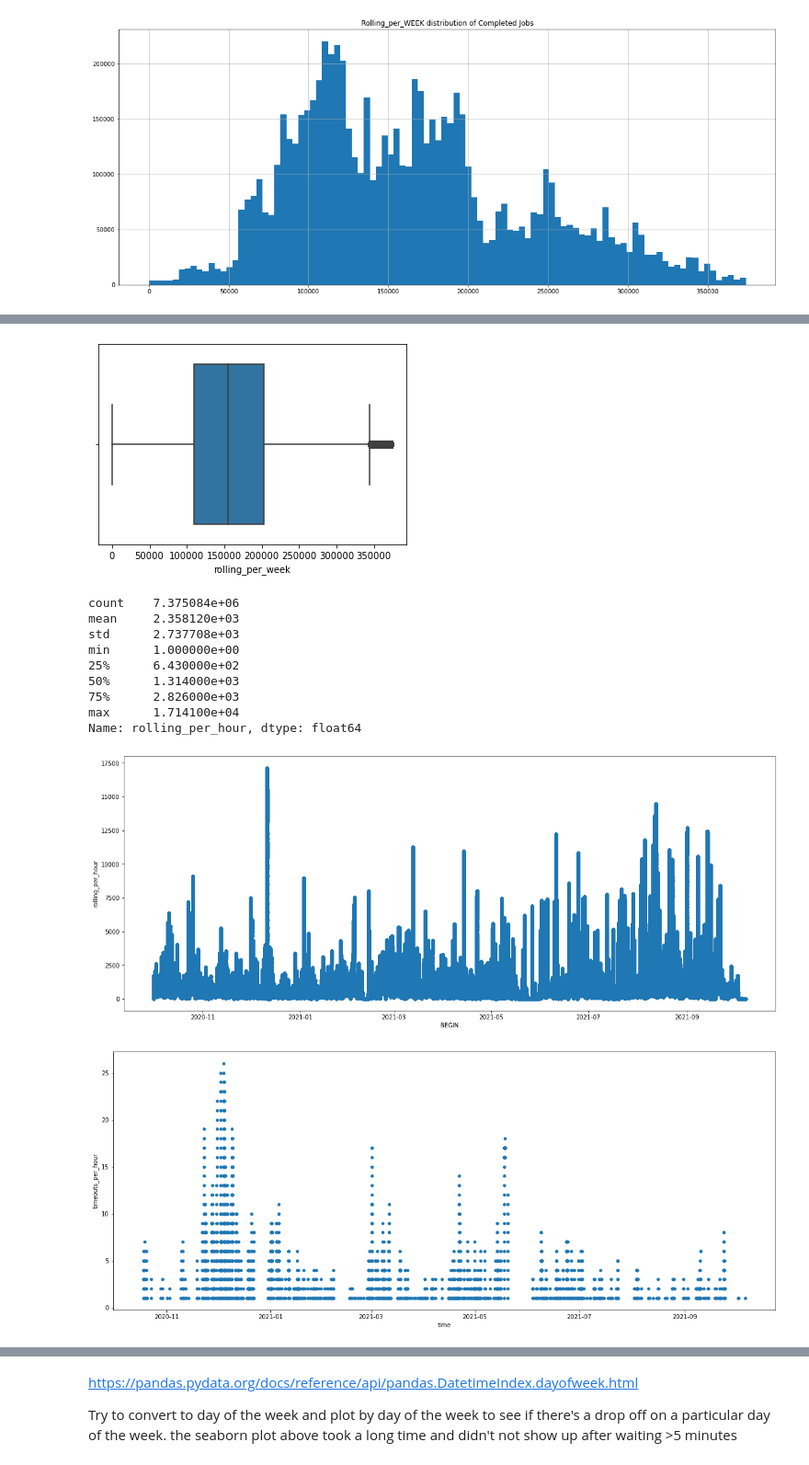
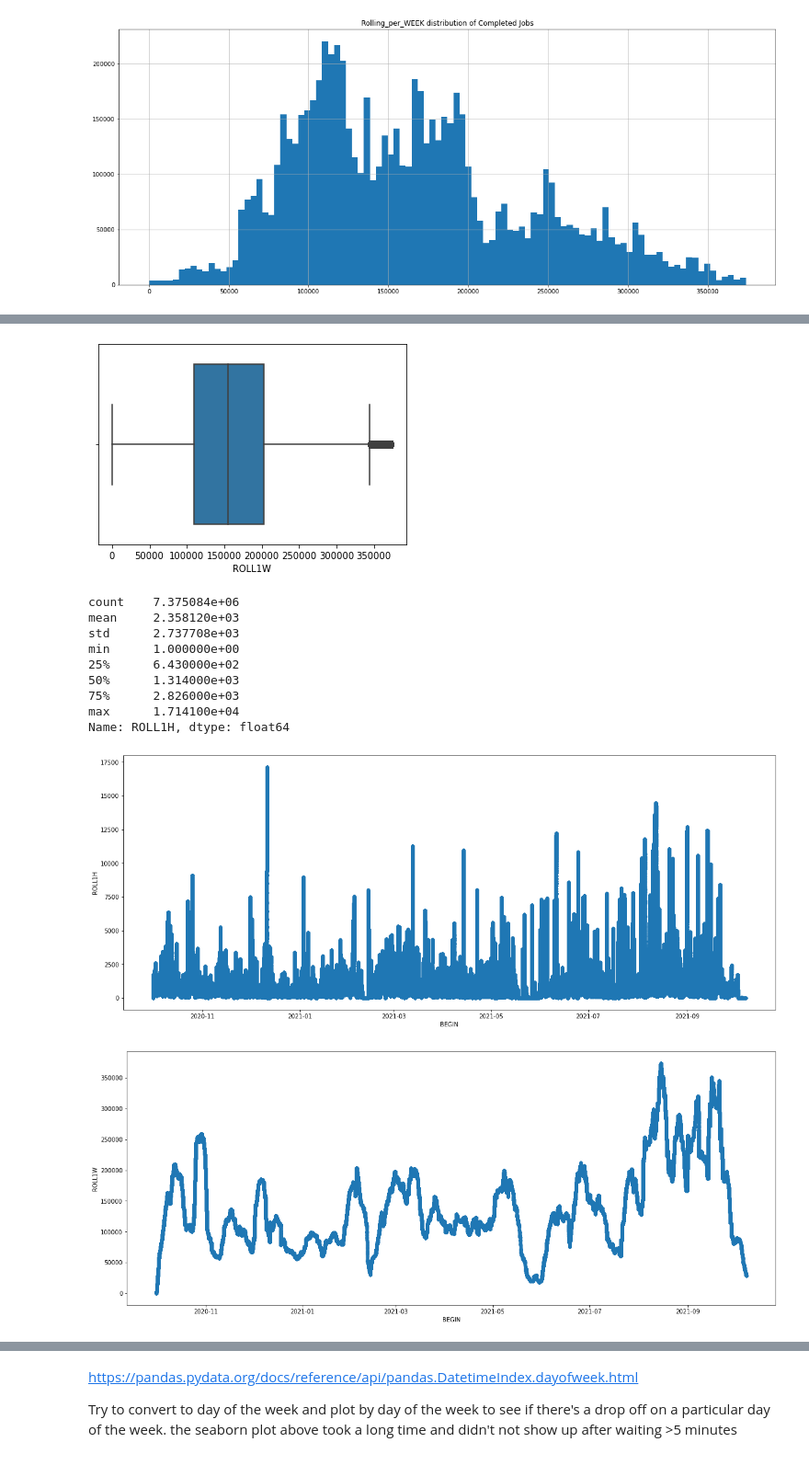
Before and after one commit to nedatahe/accre-candy-corn, a Jupyter notebook: 2021-10-26 Fullsample_ACCRE_JG.ipynb, the cells around one changed output, grey strips where cells are left out. Shown: that part at 92% size. Saved outputs shown, nothing was run; the diff lists cells and outputs as text; code cells hidden in the pictures.

Commit message:
edited variables to align to class document. converted to day names and made boxplots

```diff
--- a/2021-10-26 Fullsample_ACCRE_JG.ipynb
+++ b/2021-10-26 Fullsample_ACCRE_JG.ipynb
@@ -10,8 +10,10 @@ import datetime
 1. Calculate some descriptive statistics for how many jobs per hour are being completed. What does the completions per hour look like over the time span of the dataset? Are there weekly trends, and has it been increasing over the last year?
 # %%
 #read in the csv
-fullsample = pd.read_csv('../accre-candy-corn/accre-scheduler-data-2021/fullsample.csv')
+jobs = pd.read_csv('../accre-candy-corn/accre-scheduler-data-2021/fullsample.csv')
 #convert BEGIN date column to dtype datetime64[ns]
-fullsample['BEGIN'] = pd.to_datetime(fullsample['BEGIN'], errors='coerce', infer_datetime_format = True)
+jobs['BEGIN'] = pd.to_datetime(jobs['BEGIN'], errors='coerce', infer_datetime_format = True)
 #convert END date column to dtype datetime64[ns]
-fullsample['END'] = pd.to_datetime(fullsample['END'], errors='coerce', infer_datetime_format = True)
+jobs['END'] = pd.to_datetime(jobs['END'], errors='coerce', infer_datetime_format = True)
+# %%
+jobs['JOBLENGTH'] = jobs['END'] - jobs['BEGIN']
@@ -17,0 +33,8 @@ fullsample['END'] = pd.to_datetime(fullsample['END'], errors='coerce', infer_dat
+# %%
+jobs['reqmem_all_nodes'] = jobs['REQMEM'].str.extract('(\d+)Mn')
+jobs['reqmem_all_nodes'] = pd.to_numeric(jobs['reqmem_all_nodes'], errors = 'coerce')
+jobs['reqmem_all_nodes'] = jobs['reqmem_all_nodes'] * jobs['NODES']
+jobs[jobs['NODES'] == 2]
+jobs['reqmem_all_CPUS'] = jobs['REQMEM'].str.extract('(\d+)Mc')
+jobs['reqmem_all_CPUS'] = pd.to_numeric(jobs['reqmem_all_CPUS'], errors = 'coerce')
+jobs['reqmem_all_CPUS'] = jobs['reqmem_all_CPUS'] * jobs['CPUS']
@@ -74,8 +74,8 @@ fullsample[fullsample['STATE']== 'COMPLETED'].value_counts().sum()
 # %%
-completed_jobs = fullsample[fullsample['STATE']=='COMPLETED']
+completed_jobs = jobs[jobs['STATE']=='COMPLETED']
 
 completed_jobs = completed_jobs.sort_values('BEGIN')
 
-completed_jobs['rolling_per_hour'] = completed_jobs.rolling('1h', on = 'BEGIN')['JOBID'].count()
+completed_jobs['ROLL1H'] = completed_jobs.rolling('1h', on = 'BEGIN')['JOBID'].count()
 
-completed_jobs['rolling_per_week'] = completed_jobs.rolling('7d', on = 'BEGIN')['JOBID'].count()
+completed_jobs['ROLL1W'] = completed_jobs.rolling('7d', on = 'BEGIN')['JOBID'].count()
@@ -143,9 +149,9 @@ sns.boxplot(completed_jobs['rolling_per_hour']);
 # %%
-sns.boxplot(completed_jobs['rolling_per_week']);
+sns.boxplot(completed_jobs['ROLL1W']);
 # %% [output]
-[figure, old version]
+[figure, new version]
 # %%
-completed_jobs['rolling_per_hour'].describe()
+completed_jobs['ROLL1H'].describe()
 # %% [output]
 count    7.375084e+06
 mean     2.358120e+03
@@ -155,12 +161,12 @@ min      1.000000e+00
 50%      1.314000e+03
 75%      2.826000e+03
 max      1.714100e+04
-Name: rolling_per_hour, dtype: float64
+Name: ROLL1H, dtype: float64
 # %%
-completed_jobs.plot(kind = 'scatter', x = 'BEGIN', y = 'rolling_per_hour', figsize = (20,8));
+completed_jobs.plot(kind = 'scatter', x = 'BEGIN', y = 'ROLL1H', figsize = (20,8));
 # %% [output]
-[figure, old version]
+[figure, new version]
 # %%
-timeouts.plot(kind = 'scatter', x = 'time', y = 'timeouts_per_hour', figsize = (20,8));
+completed_jobs.plot(kind = 'scatter', x = 'BEGIN', y = 'ROLL1W', figsize = (20,8));
 # %% [output]
-[figure, old version]
+[figure, new version]
```
Also changed, not shown: parts of 41 cells of this notebook.
